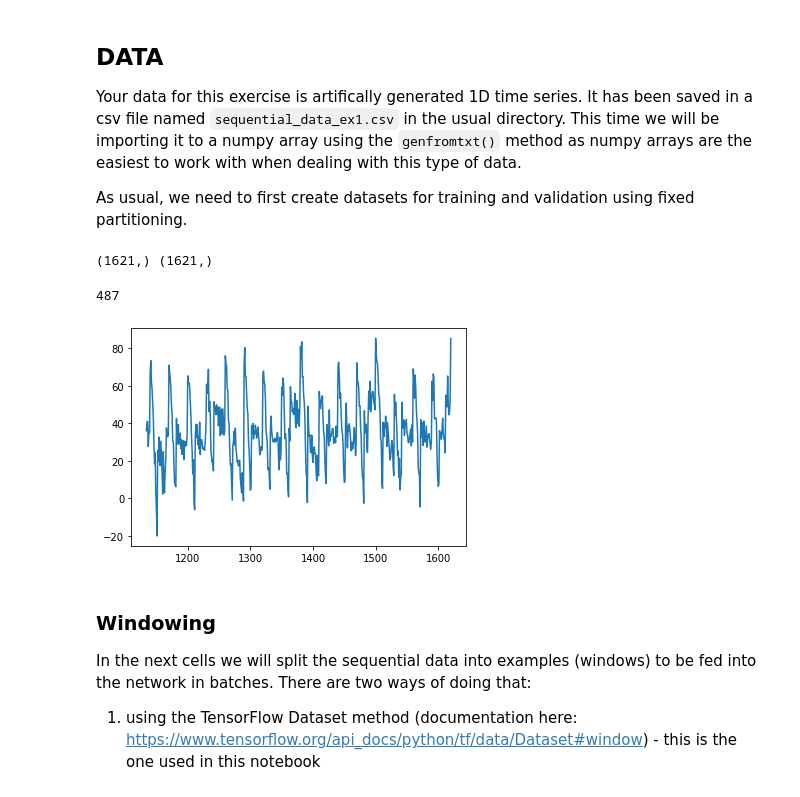
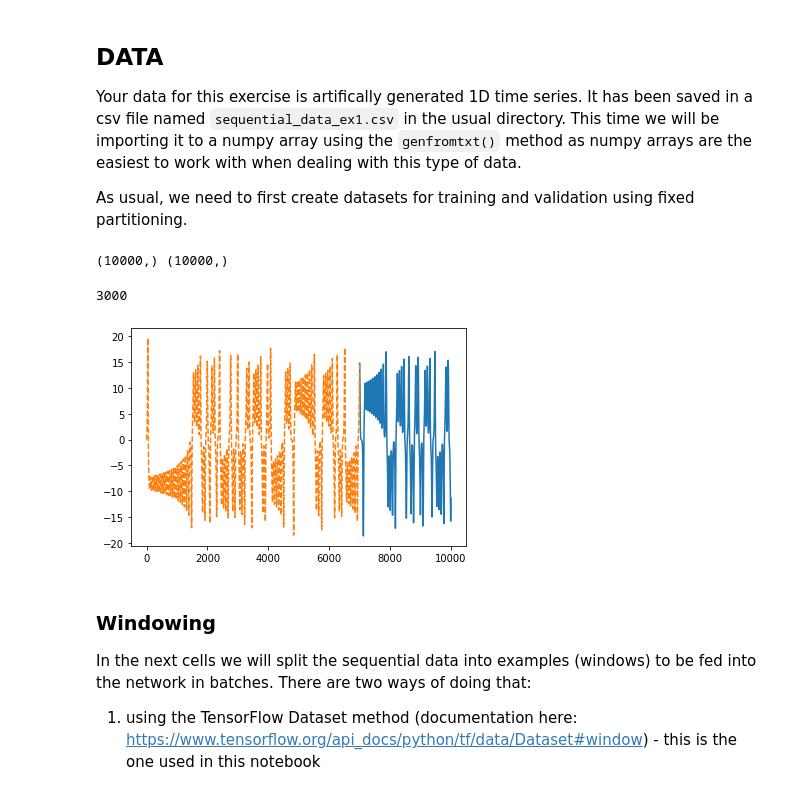
Before and after one commit to MagriLab/POLA-LSTM, a Jupyter notebook: RNN_example_with_tf.ipynb, the cells around one changed output. Drawn from its saved outputs; the diff is of its cells as text; code cells hidden in the pictures.

```diff
--- a/RNN_example_with_tf.ipynb
+++ b/RNN_example_with_tf.ipynb
@@ -19,23 +17,24 @@ Your data for this exercise is artifically generated 1D time series. It has been
 
 As usual, we need to first create datasets for training and validation using fixed partitioning.
 # %%
-mydf=np.genfromtxt('../resource/asnlib/publicdata/sequential_data_ex1.csv',delimiter=',')
-time=np.array(range(len(mydf)))
+mydf=np.genfromtxt('CSV\lorenz_x.csv',delimiter=',')
+time=np.array(range(mydf.shape[0]))
 print(mydf.shape,time.shape)
 # %% [output]
-(1621,) (1621,)
+(10000,) (10000,)
 # %%
 n=len(mydf)
 #SPLIT DATA FOR TRAINIG AND TESTING
 x_train = np.array(mydf[0:int(n*0.7)])
 x_valid = np.array(mydf[int(n*0.7):])
 time_train = time[0:int(n*0.7)]
 time_valid = time[int(n*0.7):]
 plt.plot(time_valid,x_valid)
+plt.plot(time_train, x_train, '--')
 len(x_valid)
 # %% [output]
-487
+3000
-[figure, old version]
+[figure, new version]
 # %% [markdown]
 ### Windowing
 In the next cells we will split the sequential data into examples (windows) to be fed into the network in batches. There are two ways of doing that:
```
Also changed, not shown: parts of 10 cells of this notebook, 1 other file.
